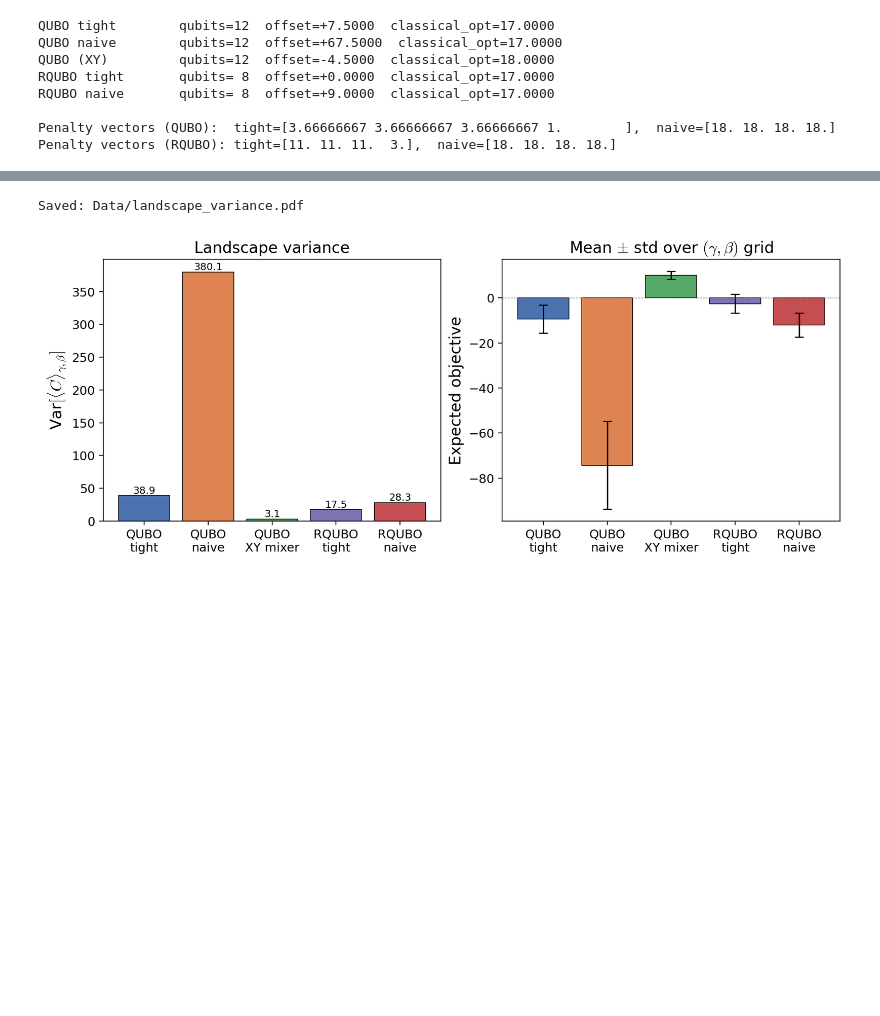
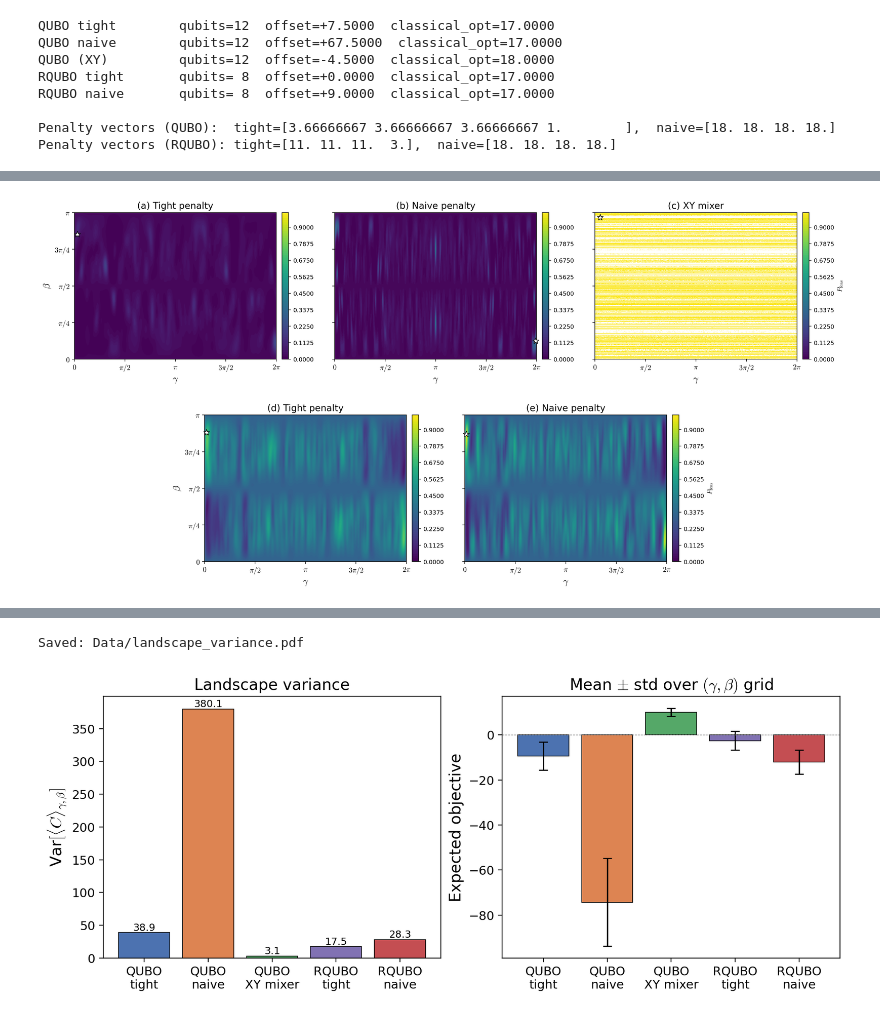
Before and after one commit to AdrianHarkness/Max_K_Cut, a Jupyter notebook: notebooks/experiments/cost_landscape.ipynb, the cells around one changed output, grey strips where cells are left out. Cells and saved outputs as stored; diff of their text form; code cells hidden in the pictures; blank space fills up the shorter version.

```diff
--- a/notebooks/experiments/cost_landscape.ipynb
+++ b/notebooks/experiments/cost_landscape.ipynb
@@ -321,0 +567,86 @@ Saved: Data/cost_landscape_RQUBO.pdf
+# %%
+# ── Feasibility probability P_feas(γ, β) — same grid / panels as objective landscapes ──
+# Requires *feas_landscapes* from the computation cell above.
+
+if not feas_landscapes:
+    raise RuntimeError("feas_landscapes is empty — run the landscape + feasibility cell first.")
+
+GAMMA, BETA = np.meshgrid(gamma_vals, beta_vals)
+FEAS_CMAP = "viridis"
+FEAS_LEVELS = min(CONTOUR_LEVELS, 80)
+
+qubo_labels = ["QUBO tight", "QUBO naive", "QUBO (XY)"]
+qubo_titles = ["(a) Tight penalty", "(b) Naive penalty", "(c) XY mixer"]
+rqubo_labels = ["RQUBO tight", "RQUBO naive"]
+rqubo_titles = ["(d) Tight penalty", "(e) Naive penalty"]
+all_plot_labels = qubo_labels + rqubo_labels
+
+from mpl_toolkits.axes_grid1 import make_axes_locatable
+
+fig = plt.figure(figsize=(17, 8.8))
+gs = fig.add_gridspec(
+    2, 6,
+    wspace=0.55,
+    hspace=0.38,
+    left=0.065,
+    right=0.98,
+    top=0.93,
+    bottom=0.09,
+)
+axes = (
+    fig.add_subplot(gs[0, 0:2]),
+    fig.add_subplot(gs[0, 2:4]),
+    fig.add_subplot(gs[0, 4:6]),
+    fig.add_subplot(gs[1, 1:3]),
+    fig.add_subplot(gs[1, 3:5]),
+)
+
+for j, (ax, label, title) in enumerate(zip(axes, all_plot_labels, qubo_titles + rqubo_titles)):
+    land = feas_landscapes[label]
+    cf = ax.contourf(
+        GAMMA, BETA, land,
+        levels=np.linspace(0.0, 1.0, FEAS_LEVELS + 1),
+        cmap=FEAS_CMAP,
+        vmin=0.0,
+        vmax=1.0,
+    )
+
+    divider = make_axes_locatable(ax)
+    cax = divider.append_axes("right", size="3.2%", pad=0.12)
+    cbar = fig.colorbar(cf, cax=cax)
+    cbar.ax.tick_params(labelsize=9)
+    if j in (2, 4):
+        cbar.set_label(r"$P_{\mathrm{feas}}$", fontsize=10)
+
+    gopt, bopt, _ = optima[label]
+    ax.plot(
+        gopt,
+        bopt,
+        marker="*",
+        color="white",
+        markersize=10,
+        markeredgecolor="black",
+        markeredgewidth=0.8,
+        clip_on=False,
+        zorder=5,
+    )
+
+    ax.set_xlabel(r"$\gamma$")
+    ax.set_title(title)
+    ax.set_xticks([0, np.pi / 2, np.pi, 3 * np.pi / 2, 2 * np.pi])
+    ax.set_xticklabels([r"$0$", r"$\pi/2$", r"$\pi$", r"$3\pi/2$", r"$2\pi$"])
+    ax.set_yticks([0, np.pi / 4, np.pi / 2, 3 * np.pi / 4, np.pi])
+    ax.set_yticklabels([r"$0$", r"$\pi/4$", r"$\pi/2$", r"$3\pi/4$", r"$\pi$"])
+    ax.margins(x=0.03, y=0.03)
+
+axes[0].set_ylabel(r"$\beta$")
+axes[3].set_ylabel(r"$\beta$")
+for ax in (axes[1], axes[2], axes[4]):
+    ax.tick_params(axis="y", labelleft=False)
+
+feas_pdf = os.path.join(DATA_DIR, "cost_landscape_feasibility_combined.pdf")
+# fig.savefig(feas_pdf, bbox_inches="tight")
+# print("Saved:", os.path.abspath(feas_pdf))
+plt.show()
+# %% [output]
+[figure, added]
```
Also changed, not shown: parts of 8 cells of this notebook, 22 other files.
